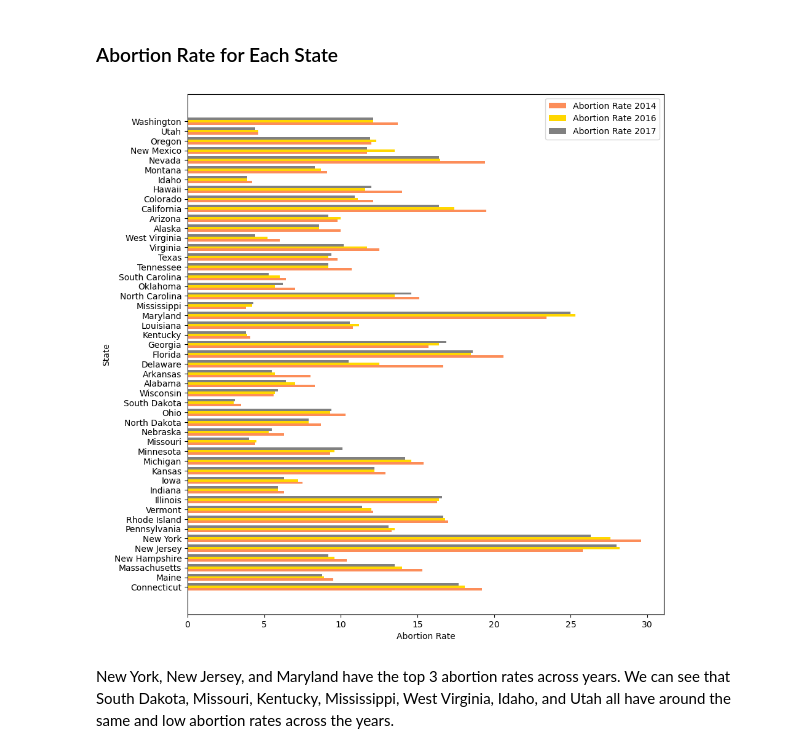
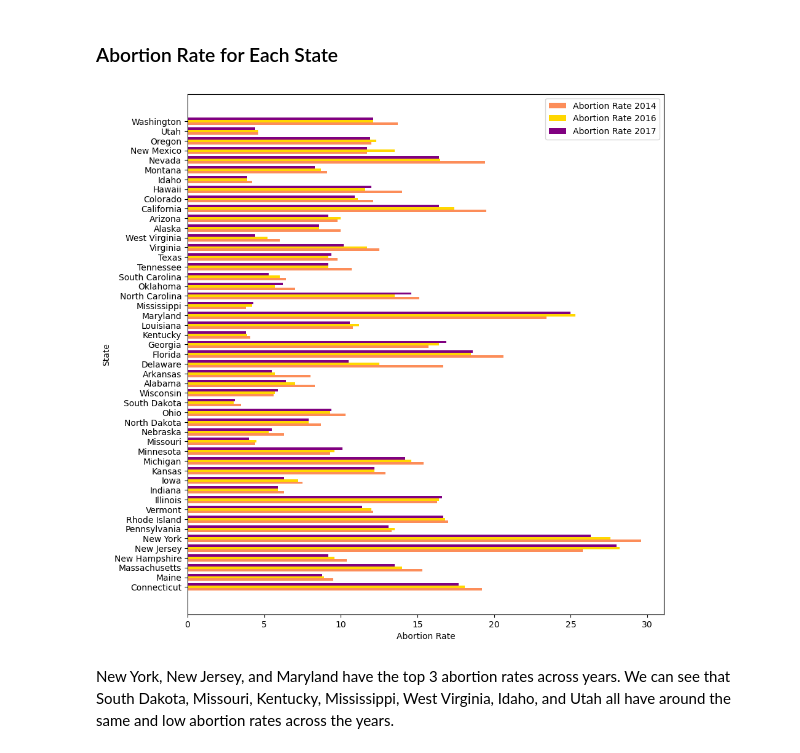
Before and after one commit to COGS108/Group070_WI24, a Jupyter notebook: FinalProject_Group070_WI24.ipynb, the cells around one changed output. Drawn from its saved outputs; the diff is of its cells as text; code cells hidden in the pictures.

Commit message:
Purple graphs

```diff
--- a/FinalProject_Group070_WI24.ipynb
+++ b/FinalProject_Group070_WI24.ipynb
@@ -633,34 +633,34 @@ We have come to the conclusion that there is a linear relationship between OBGYN
 # %%
 categories = np.array(df["Region and State"])
 values2014 = np.array(df_2014["Rate 2014"])
 values2016 = np.array(df_2016["Rate 2016"])
 values2017 = np.array(df_2017["Rate 2017"])
 
 plt.figure(figsize=(10, 11))
 
 # Determine the width of each bar
 bar_width = 0.25
 
 # Set the positions for the bars
 positions1 = np.arange(len(categories))
 positions2 = [pos + bar_width for pos in positions1]
 positions3 = [pos + bar_width*2 for pos in positions1]
 
 # Create the horizontal bar chart
 plt.barh(positions1, values2014, height=bar_width, label='Abortion Rate 2014', color = '#fc8d59')
 plt.barh(positions2, values2016, height=bar_width, label='Abortion Rate 2016', color = 'gold')
-plt.barh(positions3, values2017, height=bar_width, label='Abortion Rate 2017', color = 'grey')
+plt.barh(positions3, values2017, height=bar_width, label='Abortion Rate 2017', color = 'purple')
 
 # Add labels, title, and legend
 plt.xlabel('Abortion Rate')
 plt.ylabel('State')
 plt.yticks(positions1 + bar_width, categories)
 plt.legend()
 
 # Show the plot
 plt.show()
 # %% [output]
-[figure, old version]
+[figure, new version]
 # %% [markdown]
 New York, New Jersey, and Maryland have the top 3 abortion rates across years. We can see that South Dakota, Missouri, Kentucky, Mississippi, West Virginia, Idaho, and Utah all have around the same and low abortion rates across the years.
 # %% [markdown]
```
Also changed, not shown: parts of 6 cells of this notebook.
